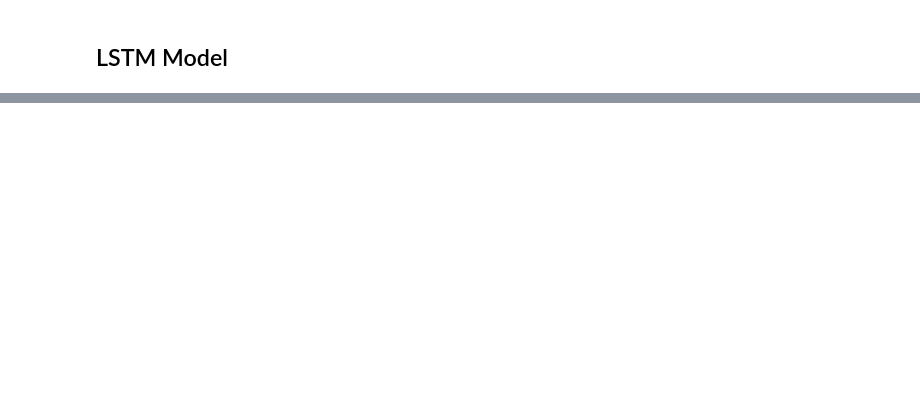
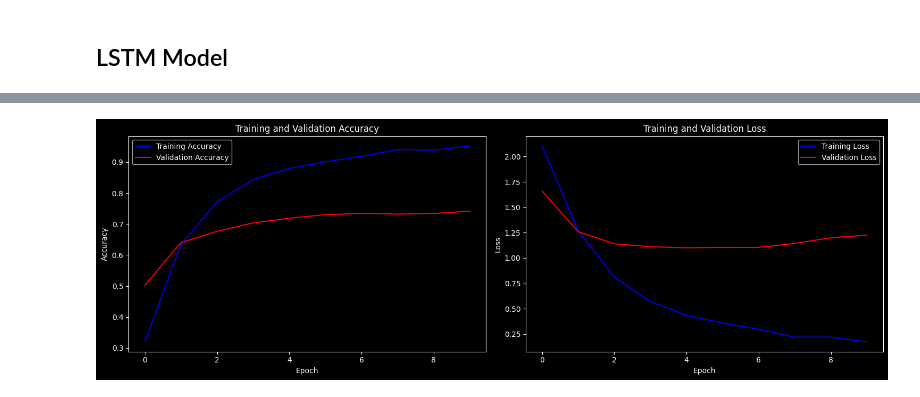
Before and after one commit to Momad-Y/Lyric-Logic, a Jupyter notebook: Lyric Logic NLP Project.ipynb, the cells around one changed output, grey strips where cells are left out. Cells and saved outputs as stored; diff of their text form; code cells hidden in the pictures; blank space fills up the shorter version.

```diff
--- a/Lyric Logic NLP Project.ipynb
+++ b/Lyric Logic NLP Project.ipynb
@@ -898,10 +1107,10 @@ WARNING:absl:You are saving your model as an HDF5 file via `model.save()` or `ke
 # %% [markdown]
 ## LSTM Model <a id='lstm'></a>
 # %%
-# Create the first LSTM model
+# Create the first LSTM model with a learnable embedding layer
 lstm_model_1 = Sequential()
-lstm_model_1.add(embedding_layer)
-lstm_model_1.add(LSTM(128, dropout=0.2, recurrent_dropout=0.2))
+lstm_model_1.add(Embedding(MAX_NUM_WORDS, 128, input_length=max_sequence_length))
+lstm_model_1.add(LSTM(32))
 lstm_model_1.add(Dense(number_of_artists, activation="softmax"))
 # %%
 # Show the model summary
@@ -931,7 +1140,7 @@ start_time = time.time()
 history = lstm_model_1.fit(
     X_train,
     y_train,
-    epochs=30,
+    epochs=10,
     validation_data=(X_val, y_val),
 )
 end_time = time.time()
@@ -956,0 +1206,26 @@ Time taken to train the model:  2920.3638474941254
+# %%
+# Plot the training and validation accuracy and loss
+plt.figure(figsize=(15, 5))
+
+# Plot the training accuracy
+plt.subplot(1, 2, 1)
+plt.plot(history.history["accuracy"], label="Training Accuracy", color="b")
+plt.plot(history.history["val_accuracy"], label="Validation Accuracy", color="r")
+plt.xlabel("Epoch")
+plt.ylabel("Accuracy")
+plt.title("Training and Validation Accuracy")
+plt.legend()
+
+# Plot the training loss
+plt.subplot(1, 2, 2)
+plt.plot(history.history["loss"], label="Training Loss", color="b")
+plt.plot(history.history["val_loss"], label="Validation Loss", color="r")
+plt.xlabel("Epoch")
+plt.ylabel("Loss")
+plt.title("Training and Validation Loss")
+plt.legend()
+
+plt.tight_layout()
+plt.show()
+# %% [output]
+[figure, added]
```
Also changed, not shown: parts of 66 cells of this notebook.
